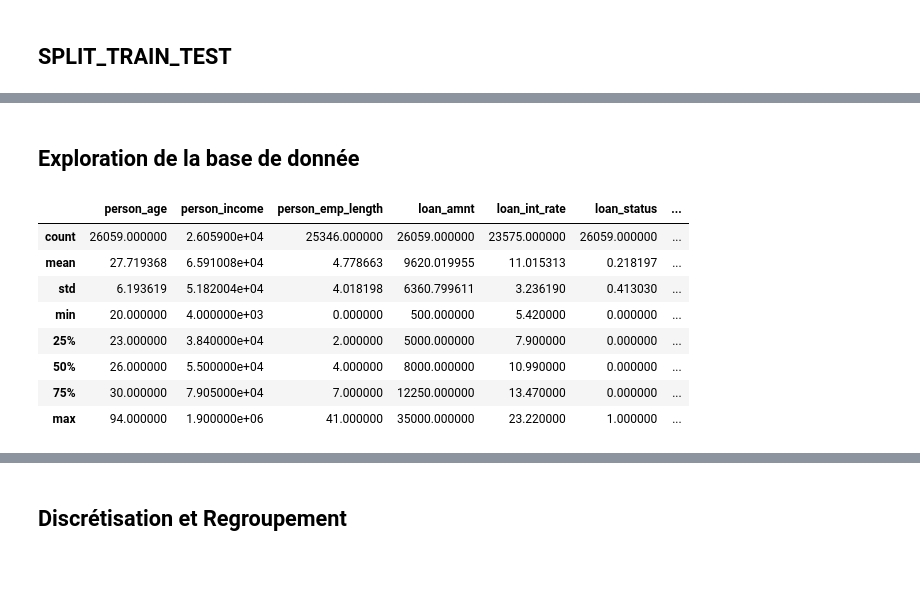
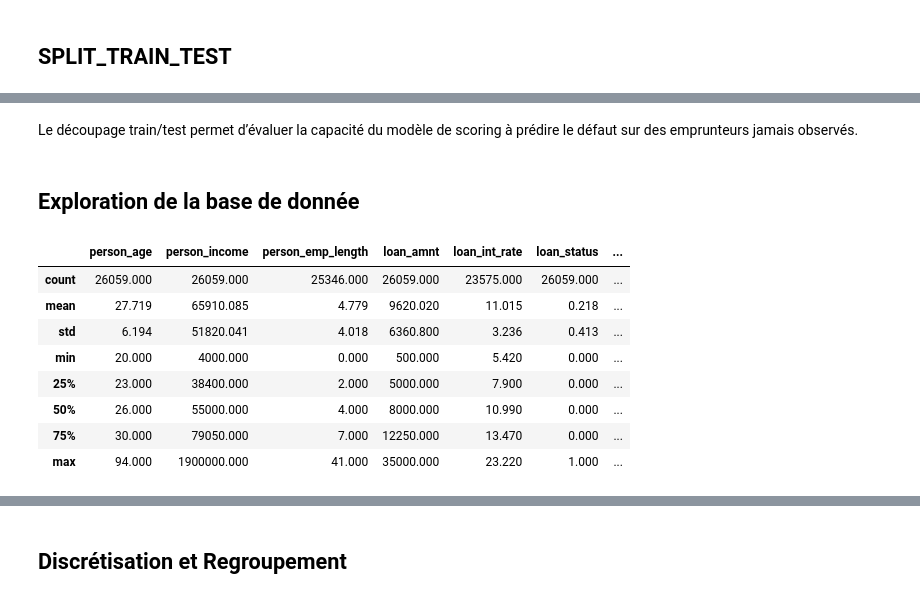
Before and after one commit to jbcheze/Scoring_Project, a Jupyter notebook: notebook/exploration.ipynb, the cells around one changed output, grey strips where cells are left out. Drawn from its saved outputs; the diff is of its cells as text; code cells hidden in the pictures; blank space fills up the shorter version.

```diff
--- a/notebook/exploration.ipynb
+++ b/notebook/exploration.ipynb
@@ -77,4 +137,6 @@ df = df.drop(columns=["label_loan_status"])
 counts = df["stratify_col"].value_counts()
 rare_labels = counts[counts < 2].index
 df["stratify_col"] = df["stratify_col"].replace(rare_labels, "Other")
+# %% [markdown]
+Le découpage train/test permet d’évaluer la capacité du modèle de scoring à prédire le défaut sur des emprunteurs jamais observés.
 # %%
@@ -89,16 +150,18 @@ df_test_set = df_test_set.drop(columns=["stratify_col"])
 # %% [markdown]
 ## Exploration de la base de donnée
 # %%
+pd.set_option('display.float_format', lambda x: '%.3f' % x)
+
 column_num = df_train_set.select_dtypes(include=['float64', 'int64']).columns.drop('loan_status')
 column_cat = df_train_set.select_dtypes(include=['object']).columns.drop('loan_grade')
 df_train_set.describe()
 # %% [output]
 |  | person_age | person_income | person_emp_length | loan_amnt | loan_int_rate | loan_status | ... |
-| count | 26059.000000 | 2.605900e+04 | 25346.000000 | 26059.000000 | 23575.000000 | 26059.000000 | ... |
-| mean | 27.719368 | 6.591008e+04 | 4.778663 | 9620.019955 | 11.015313 | 0.218197 | ... |
-| std | 6.193619 | 5.182004e+04 | 4.018198 | 6360.799611 | 3.236190 | 0.413030 | ... |
-| min | 20.000000 | 4.000000e+03 | 0.000000 | 500.000000 | 5.420000 | 0.000000 | ... |
-| 25% | 23.000000 | 3.840000e+04 | 2.000000 | 5000.000000 | 7.900000 | 0.000000 | ... |
-| 50% | 26.000000 | 5.500000e+04 | 4.000000 | 8000.000000 | 10.990000 | 0.000000 | ... |
-| 75% | 30.000000 | 7.905000e+04 | 7.000000 | 12250.000000 | 13.470000 | 0.000000 | ... |
-| max | 94.000000 | 1.900000e+06 | 41.000000 | 35000.000000 | 23.220000 | 1.000000 | ... |
+| count | 26059.000 | 26059.000 | 25346.000 | 26059.000 | 23575.000 | 26059.000 | ... |
+| mean | 27.719 | 65910.085 | 4.779 | 9620.020 | 11.015 | 0.218 | ... |
+| std | 6.194 | 51820.041 | 4.018 | 6360.800 | 3.236 | 0.413 | ... |
+| min | 20.000 | 4000.000 | 0.000 | 500.000 | 5.420 | 0.000 | ... |
+| 25% | 23.000 | 38400.000 | 2.000 | 5000.000 | 7.900 | 0.000 | ... |
+| 50% | 26.000 | 55000.000 | 4.000 | 8000.000 | 10.990 | 0.000 | ... |
+| 75% | 30.000 | 79050.000 | 7.000 | 12250.000 | 13.470 | 0.000 | ... |
+| max | 94.000 | 1900000.000 | 41.000 | 35000.000 | 23.220 | 1.000 | ... |
```
Also changed, not shown: parts of 31 cells of this notebook.
